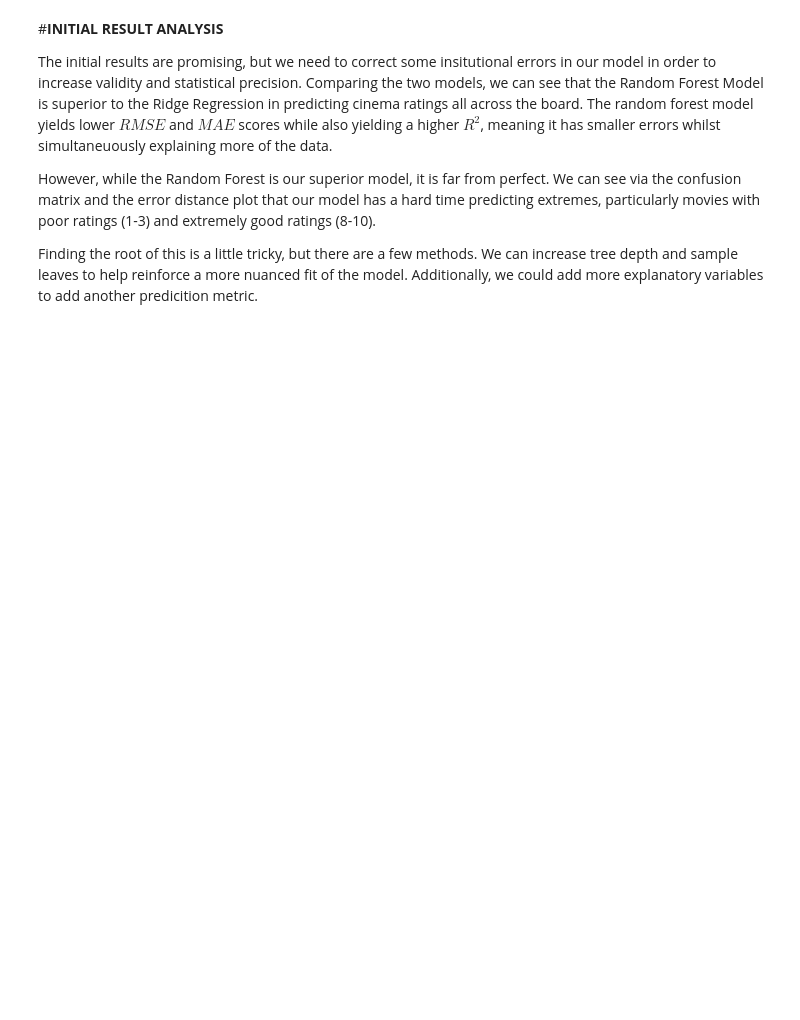
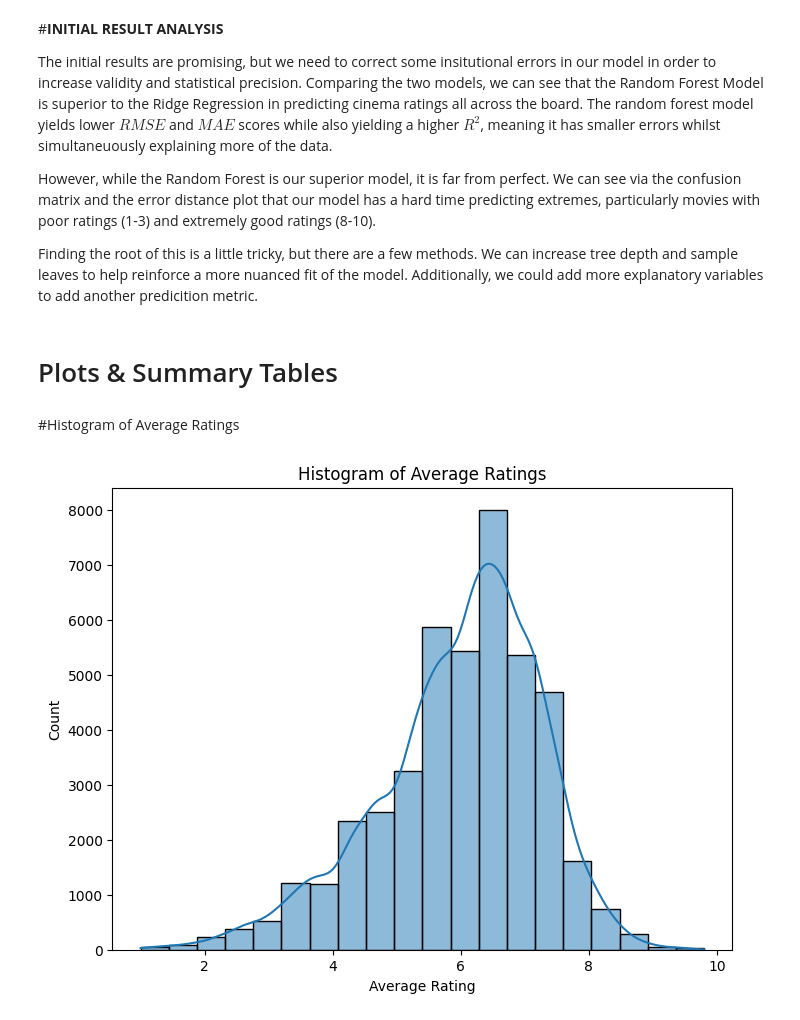
Before and after one commit to teagankryan/DS_Project, a Jupyter notebook: DS_Project_Code.ipynb, the cells around one changed output. Saved outputs shown, nothing was run; the diff lists cells and outputs as text; code cells hidden in the pictures; blank space fills up the shorter version.

```diff
--- a/DS_Project_Code.ipynb
+++ b/DS_Project_Code.ipynb
@@ -399,3 +439,15 @@ The initial results are promising, but we need to correct some insitutional erro
 However, while the Random Forest is our superior model, it is far from perfect. We can see via the confusion matrix and the error distance plot that our model has a hard time predicting extremes, particularly movies with poor ratings (1-3) and extremely good ratings (8-10).
 
 Finding the root of this is a little tricky, but there are a few methods. We can increase tree depth and sample leaves to help reinforce a more nuanced fit of the model. Additionally, we could add more explanatory variables to add another predicition metric.
+# %% [markdown]
+# Plots & Summary Tables
+# %% [markdown]
+#Histogram of Average Ratings
+# %%
+plt.figure(figsize=(8, 6))
+sns.histplot(df['averageRating'], bins = 20, kde = True)
+plt.xlabel('Average Rating')
+plt.title('Histogram of Average Ratings')
+plt.show()
+# %% [output]
+[figure, added]
```
Also changed, not shown: parts of 20 cells of this notebook.
